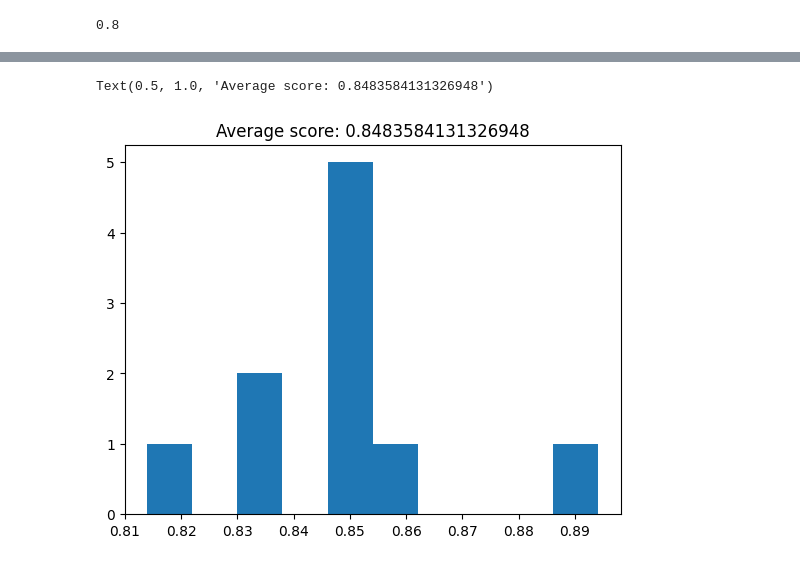
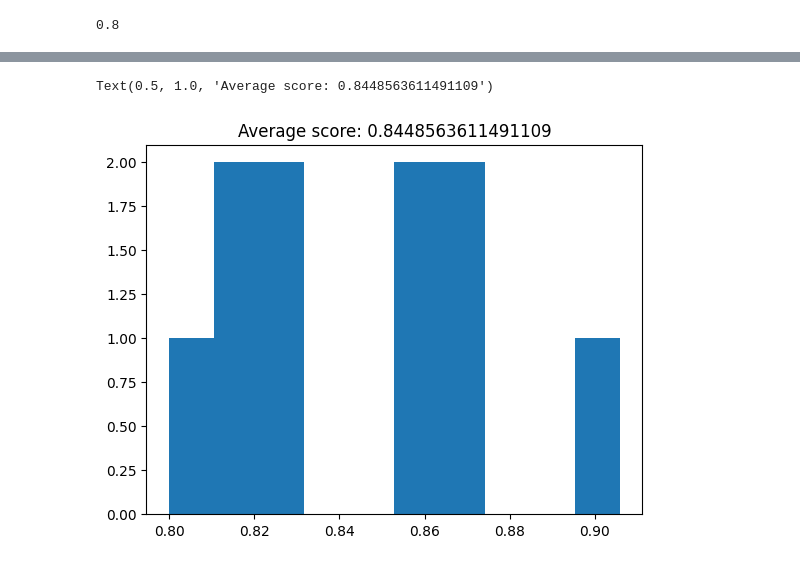
Before and after one commit to Cristy17001/IA-Project2, a Jupyter notebook: decision_tree.ipynb, the cells around one changed output, grey strips where cells are left out. Drawn from its saved outputs; the diff is of its cells as text; code cells hidden in the pictures.

```diff
--- a/decision_tree.ipynb
+++ b/decision_tree.ipynb
@@ -105,12 +104,12 @@ Text(0.5, 1.0, 'Average score: 0.7912175102599179')
 # %%
-decision_tree_classifier = DecisionTreeClassifier(max_depth=1)
+decision_tree_classifier = DecisionTreeClassifier(max_depth=10)
 
 cv_scores = cross_val_score(decision_tree_classifier, all_inputs, all_labels, cv=10)
 plt.hist(cv_scores)
 plt.title('Average score: {}'.format(np.mean(cv_scores)))
 # %% [output]
-Text(0.5, 1.0, 'Average score: 0.8483584131326948')
+Text(0.5, 1.0, 'Average score: 0.8448563611491109')
-[figure, old version]
+[figure, new version]
 # %%
 from sklearn.model_selection import GridSearchCV
 
```
Also changed, not shown: parts of 11 cells of this notebook, 2 other files.
